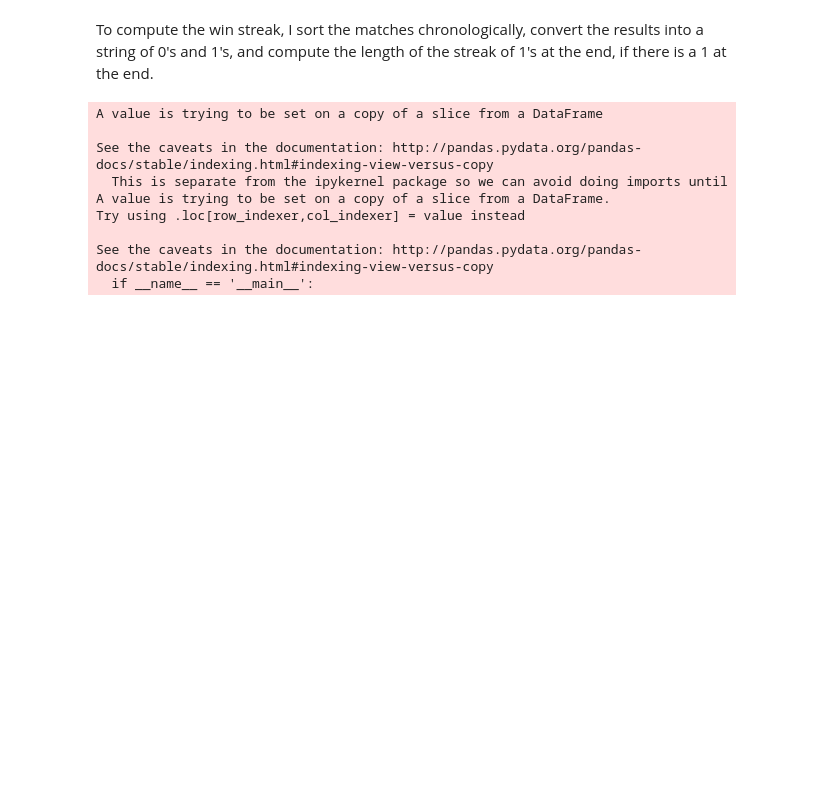
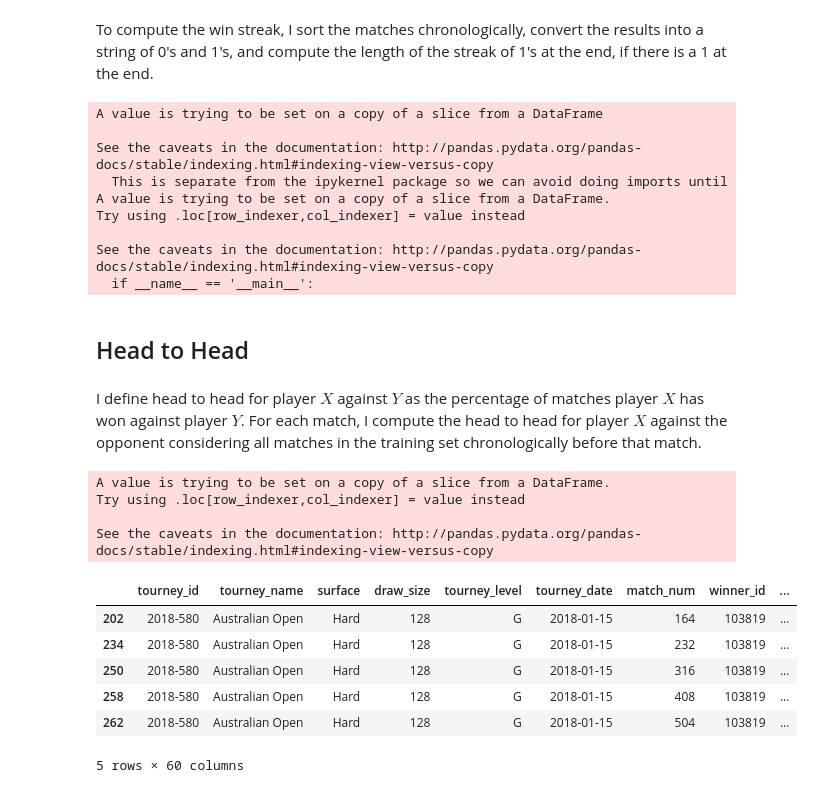
Before and after one commit to rkunani/GameSetMatch, a Jupyter notebook: feature-engineering.ipynb, the cells around one changed output. Cells and saved outputs as stored; diff of their text form; code cells hidden in the pictures; blank space fills up the shorter version.

Commit message:
Add head to head column

```diff
--- a/feature-engineering.ipynb
+++ b/feature-engineering.ipynb
@@ -169,3 +169,7 @@ Try using .loc[row_indexer,col_indexer] = value instead
 
 See the caveats in the documentation: http://pandas.pydata.org/pandas-docs/stable/indexing.html#indexing-view-versus-copy
   if __name__ == '__main__':
+# %% [markdown]
+## Head to Head
+# %% [markdown]
+I define head to head for player $X$ against $Y$ as the percentage of matches player $X$ has won against player $Y$. For each match, I compute the head to head for player $X$ against the opponent  considering all matches in the training set chronologically before that match.
@@ -171,0 +191,17 @@ See the caveats in the documentation: http://pandas.pydata.org/pandas-docs/stabl
+# %%
+add_head_to_head(fed_2018)
+# %% [output]
+A value is trying to be set on a copy of a slice from a DataFrame.
+Try using .loc[row_indexer,col_indexer] = value instead
+
+See the caveats in the documentation: http://pandas.pydata.org/pandas-docs/stable/indexing.html#indexing-view-versus-copy
+# %%
+fed_2018.head()
+# %% [output]
+|  | tourney_id | tourney_name | surface | draw_size | tourney_level | tourney_date | match_num | winner_id | ... |
+| 202 | 2018-580 | Australian Open | Hard | 128 | G | 2018-01-15 | 164 | 103819 | ... |
+| 234 | 2018-580 | Australian Open | Hard | 128 | G | 2018-01-15 | 232 | 103819 | ... |
+| 250 | 2018-580 | Australian Open | Hard | 128 | G | 2018-01-15 | 316 | 103819 | ... |
+| 258 | 2018-580 | Australian Open | Hard | 128 | G | 2018-01-15 | 408 | 103819 | ... |
+| 262 | 2018-580 | Australian Open | Hard | 128 | G | 2018-01-15 | 504 | 103819 | ... |
+5 rows × 60 columns
```
Also changed, not shown: parts of 1 cell of this notebook.
